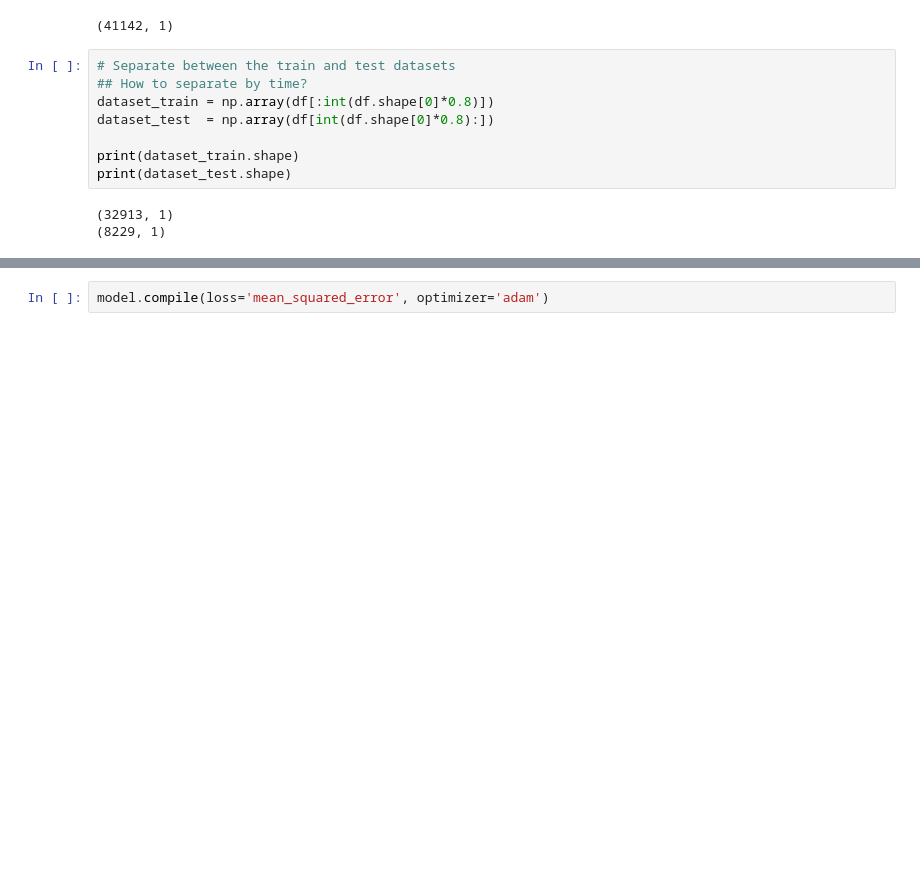
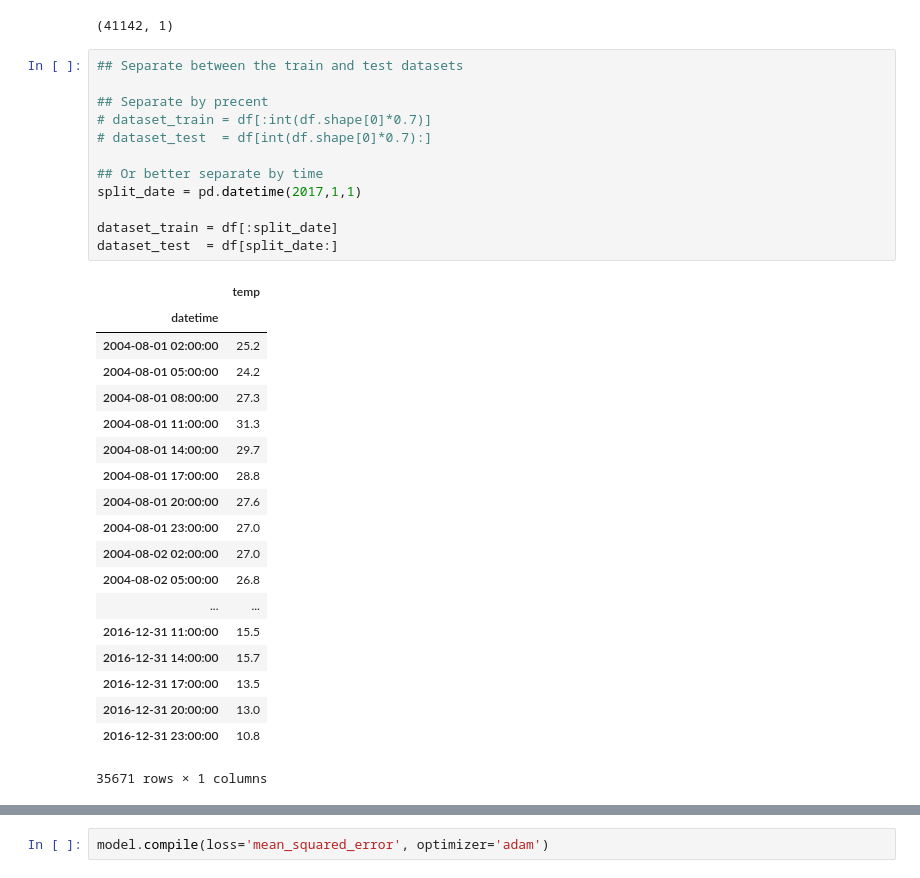
Before and after one commit to phpenthusiast/adventures_in_ml, a Jupyter notebook: 5 temperature forecasting with rnn.ipynb, the cells around one changed output, grey strips where cells are left out. Cells and saved outputs as stored; diff of their text form; blank space fills up the shorter version.

```diff
--- a/5 temperature forecasting with rnn.ipynb
+++ b/5 temperature forecasting with rnn.ipynb
@@ -89,13 +91,34 @@ dtypes: float64(1)
 memory usage: 642.8 KB
 (41142, 1)
 # %%
-# Separate between the train and test datasets
-## How to separate by time?
-dataset_train = np.array(df[:int(df.shape[0]*0.8)])
-dataset_test  = np.array(df[int(df.shape[0]*0.8):])
+## Separate between the train and test datasets
 
-print(dataset_train.shape)
-print(dataset_test.shape)
+## Separate by precent
+# dataset_train = df[:int(df.shape[0]*0.7)]
+# dataset_test  = df[int(df.shape[0]*0.7):]
+
+## Or better separate by time
+split_date = pd.datetime(2017,1,1)
+
+dataset_train = df[:split_date]
+dataset_test  = df[split_date:]
 # %% [output]
+|  | temp |
+| datetime |  |
+| 2004-08-01 02:00:00 | 25.2 |
+| 2004-08-01 05:00:00 | 24.2 |
+| 2004-08-01 08:00:00 | 27.3 |
+| 2004-08-01 11:00:00 | 31.3 |
+| 2004-08-01 14:00:00 | 29.7 |
+| 2004-08-01 17:00:00 | 28.8 |
+| 2004-08-01 20:00:00 | 27.6 |
+| 2004-08-01 23:00:00 | 27.0 |
+| 2004-08-02 02:00:00 | 27.0 |
+| 2004-08-02 05:00:00 | 26.8 |
+| ... | ... |
+| 2016-12-31 11:00:00 | 15.5 |
+| 2016-12-31 14:00:00 | 15.7 |
+| 2016-12-31 17:00:00 | 13.5 |
+| 2016-12-31 20:00:00 | 13.0 |
+| 2016-12-31 23:00:00 | 10.8 |
-(32913, 1)
-(8229, 1)
+35671 rows × 1 columns
```
Also changed, not shown: parts of 23 cells of this notebook.
